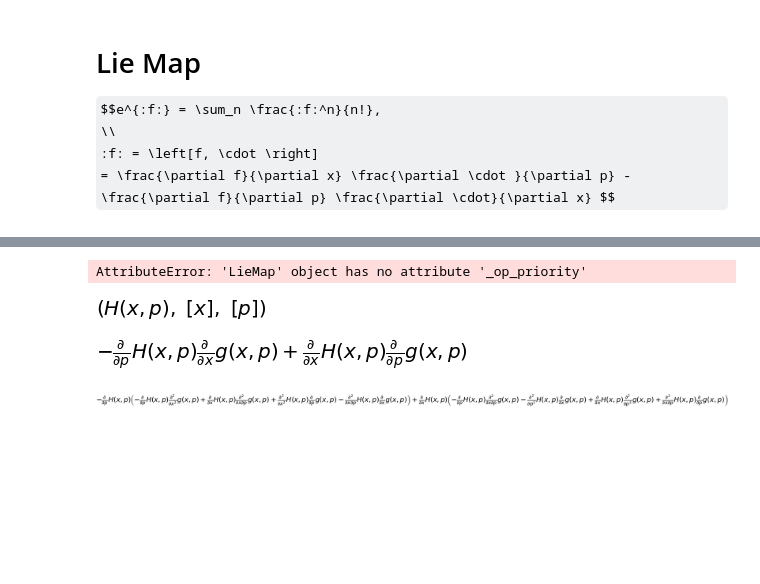
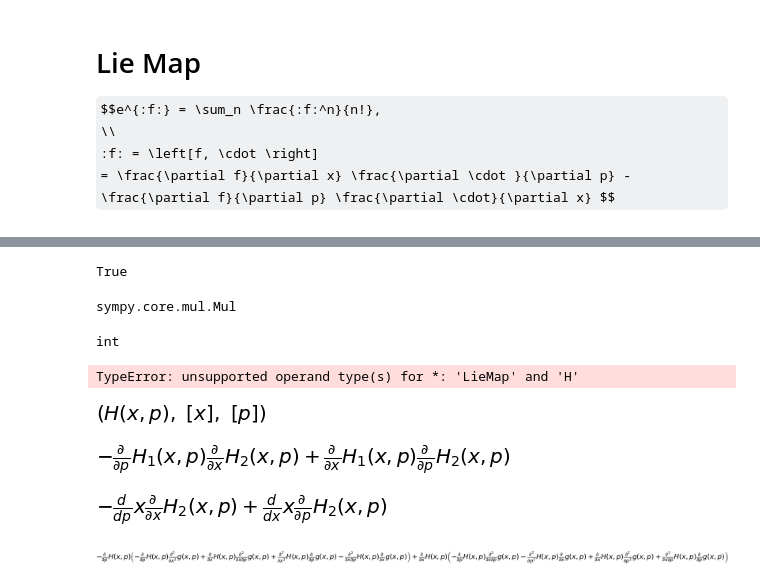
Before and after one commit to jernejfrank/LieTrafoAlg, a Jupyter notebook: tryouts.ipynb, the cells around one changed output, grey strips where cells are left out. Cells and saved outputs as stored; diff of their text form; code cells hidden in the pictures; some formulas as TeX source; blank space fills up the shorter version.

Commit message:
Poisson Algebra Working on BCH Multiplication

```diff
--- a/tryouts.ipynb
+++ b/tryouts.ipynb
@@ -91,18 +91,4 @@ class LieMap(LieOperator):
         for i in range(power+1):
             s += sympy.Rational(1,factorial(i))*self.ExpPowerLieBracket(other,i)
         return s
-
-    @_sympifyit('other', NotImplemented)
-    @call_highest_priority('__rmul__')
-    def __mul__(self, other):
-        return LieMap(Poisson(self, other))
-    @_sympifyit('other', NotImplemented)
-    @call_highest_priority('__mul__')
-    def __rmul__(self, other):
-        return Poisson(other, self)
-
-    @_sympifyit('other', NotImplemented)
-    @call_highest_priority('__rpow__')
-    def __pow__(self, other):
-        return ExpPowerLieBracket(self, other)
 # %%
@@ -114,8 +100,9 @@ sympy.Rational(1,factorial(6))
 # coords = [x,y]
 # mom = [px,py]
 x, p = sympy.symbols('x p')
-H = sympy.Function('H', commutative=False)(x,p)
-g = sympy.Function('g', commutative=False)(x,p)
+H = sympy.Function('H1', commutative=False)(x,p)
+g = sympy.Function('H2', commutative=False)(x,p)
 la = LieOperator(H,x,p)
+lb = LieOperator(g,x,p)
 lb = LieMap(H,x,p)
 lc = LieMap(g,x,p)
@@ -122,15 +116,32 @@ lc = LieMap(g,x,p)
+# %%
+z.is_number
+# %% [output]
+True
+# %%
+type(z*H)
+# %% [output]
+sympy.core.mul.Mul
+# %%
+type(1)
+# %% [output]
+int
 # %%
 lb*H
 # %% [output]
-AttributeError: 'LieMap' object has no attribute '_op_priority'
+TypeError: unsupported operand type(s) for *: 'LieMap' and 'H'
 # %%
 la.ham, la.indep_coords, la.indep_mom
 # %% [output]
 [figure]
 # %%
-lb.Poisson(g)
+t = lb.Poisson(g)
+t
 # %% [output]
-[figure, old version]
+[figure, new version]
+# %%
+t.subs(H, x)
+# %% [output]
+[figure, added]
 # %%
 lb.ExpPowerLieBracket(g,2)
 # %% [output]
```
Also changed, not shown: parts of 13 cells of this notebook, 1 other file.
